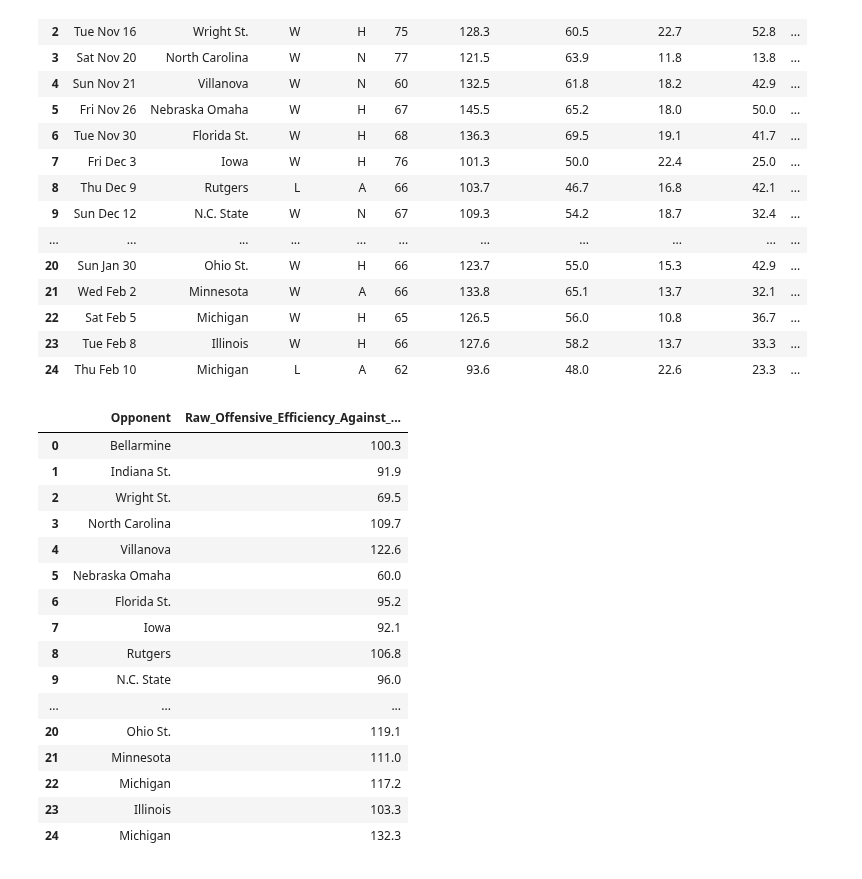
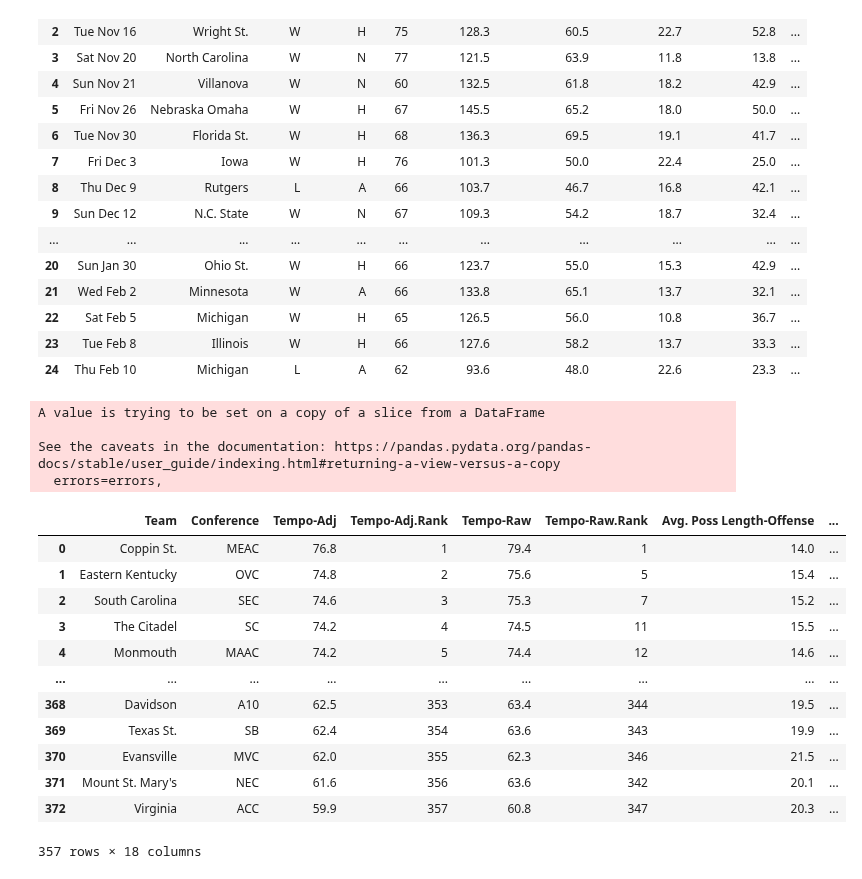
Before and after one commit to fmathews11/College_Basketball_Functions, a Jupyter notebook: Pulling_Gameplan_From_Kenpom.ipynb, the cells around one changed output. Drawn from its saved outputs; the diff is of its cells as text; code cells hidden in the pictures.

```diff
--- a/Pulling_Gameplan_From_Kenpom.ipynb
+++ b/Pulling_Gameplan_From_Kenpom.ipynb
@@ -108,22 +109,29 @@ df
 | 24 | Thu Feb 10 | Michigan | L | A | 62 | 93.6 | 48.0 | 22.6 | 23.3 | ... |
 # %%
 target_df = df[['Opponent','Defense_Eff']]
-target_df.rename(columns = {'Defense_Eff':"Raw_Offensive_Efficiency_Against_Purdue"})
+target_df.rename(columns = {'Defense_Eff':"Raw_Offensive_Efficiency_Against_Purdue"},inplace = True)
 # %% [output]
-|  | Opponent | Raw_Offensive_Efficiency_Against_... |
-| 0 | Bellarmine | 100.3 |
-| 1 | Indiana St. | 91.9 |
-| 2 | Wright St. | 69.5 |
-| 3 | North Carolina | 109.7 |
-| 4 | Villanova | 122.6 |
-| 5 | Nebraska Omaha | 60.0 |
-| 6 | Florida St. | 95.2 |
-| 7 | Iowa | 92.1 |
-| 8 | Rutgers | 106.8 |
-| 9 | N.C. State | 96.0 |
-| ... | ... | ... |
-| 20 | Ohio St. | 119.1 |
-| 21 | Minnesota | 111.0 |
-| 22 | Michigan | 117.2 |
-| 23 | Illinois | 103.3 |
-| 24 | Michigan | 132.3 |
+A value is trying to be set on a copy of a slice from a DataFrame
+
+See the caveats in the documentation: https://pandas.pydata.org/pandas-docs/stable/user_guide/indexing.html#returning-a-view-versus-a-copy
+  errors=errors,
+# %%
+import kenpompy.summary as kp
+browser = login()
+sum_df = kp.get_efficiency(browser,2021)
+sum_df_ = sum_df.copy()
+sum_df
+# %% [output]
+|  | Team | Conference | Tempo-Adj | Tempo-Adj.Rank | Tempo-Raw | Tempo-Raw.Rank | Avg. Poss Length-Offense | ... |
+| 0 | Coppin St. | MEAC | 76.8 | 1 | 79.4 | 1 | 14.0 | ... |
+| 1 | Eastern Kentucky | OVC | 74.8 | 2 | 75.6 | 5 | 15.4 | ... |
+| 2 | South Carolina | SEC | 74.6 | 3 | 75.3 | 7 | 15.2 | ... |
+| 3 | The Citadel | SC | 74.2 | 4 | 74.5 | 11 | 15.5 | ... |
+| 4 | Monmouth | MAAC | 74.2 | 5 | 74.4 | 12 | 14.6 | ... |
+| ... | ... | ... | ... | ... | ... | ... | ... | ... |
+| 368 | Davidson | A10 | 62.5 | 353 | 63.4 | 344 | 19.5 | ... |
+| 369 | Texas St. | SB | 62.4 | 354 | 63.6 | 343 | 19.9 | ... |
+| 370 | Evansville | MVC | 62.0 | 355 | 62.3 | 346 | 21.5 | ... |
+| 371 | Mount St. Mary's | NEC | 61.6 | 356 | 63.6 | 342 | 20.1 | ... |
+| 372 | Virginia | ACC | 59.9 | 357 | 60.8 | 347 | 20.3 | ... |
+357 rows × 18 columns
```
Also changed, not shown: parts of 3 cells of this notebook.
